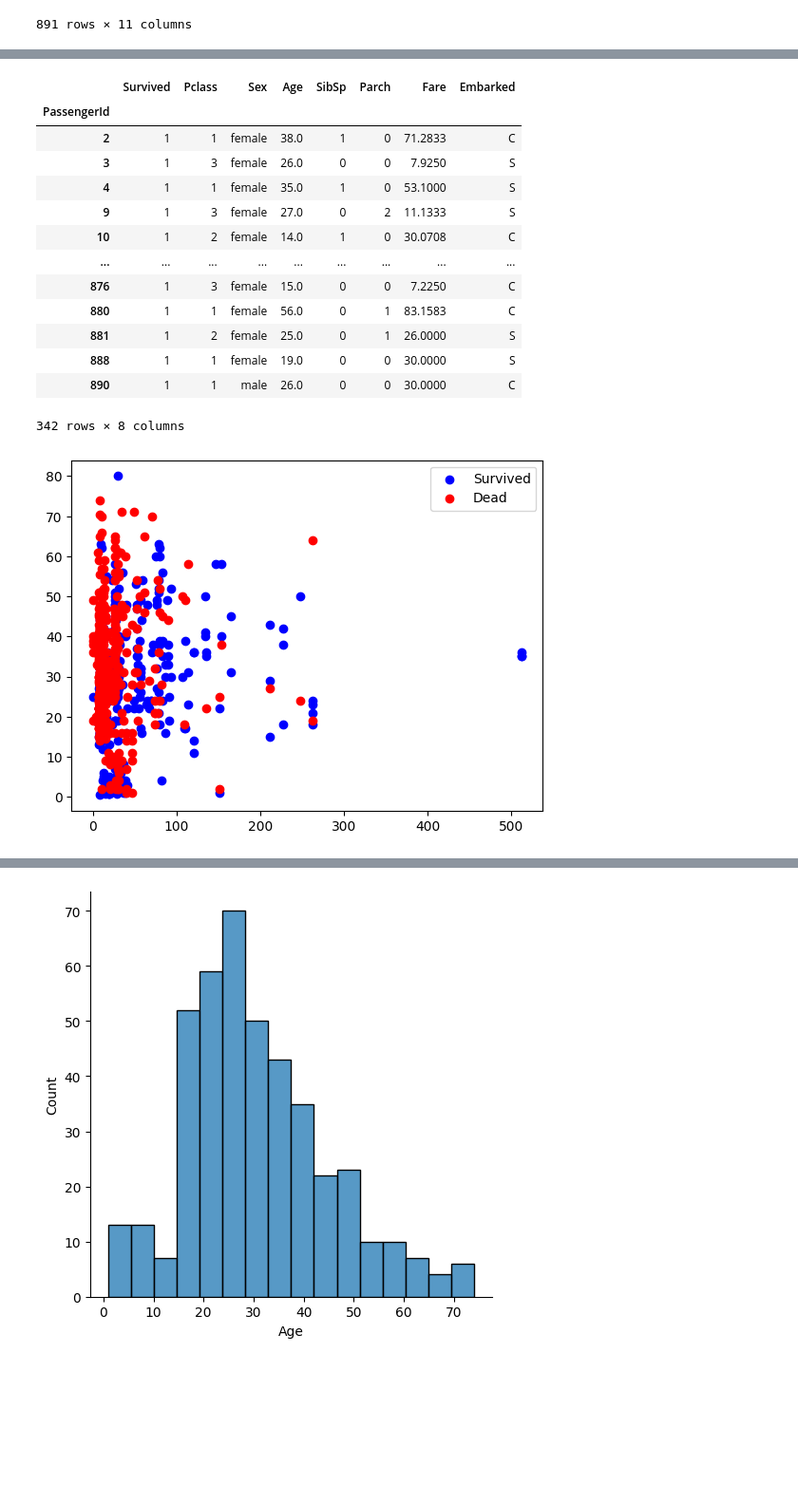
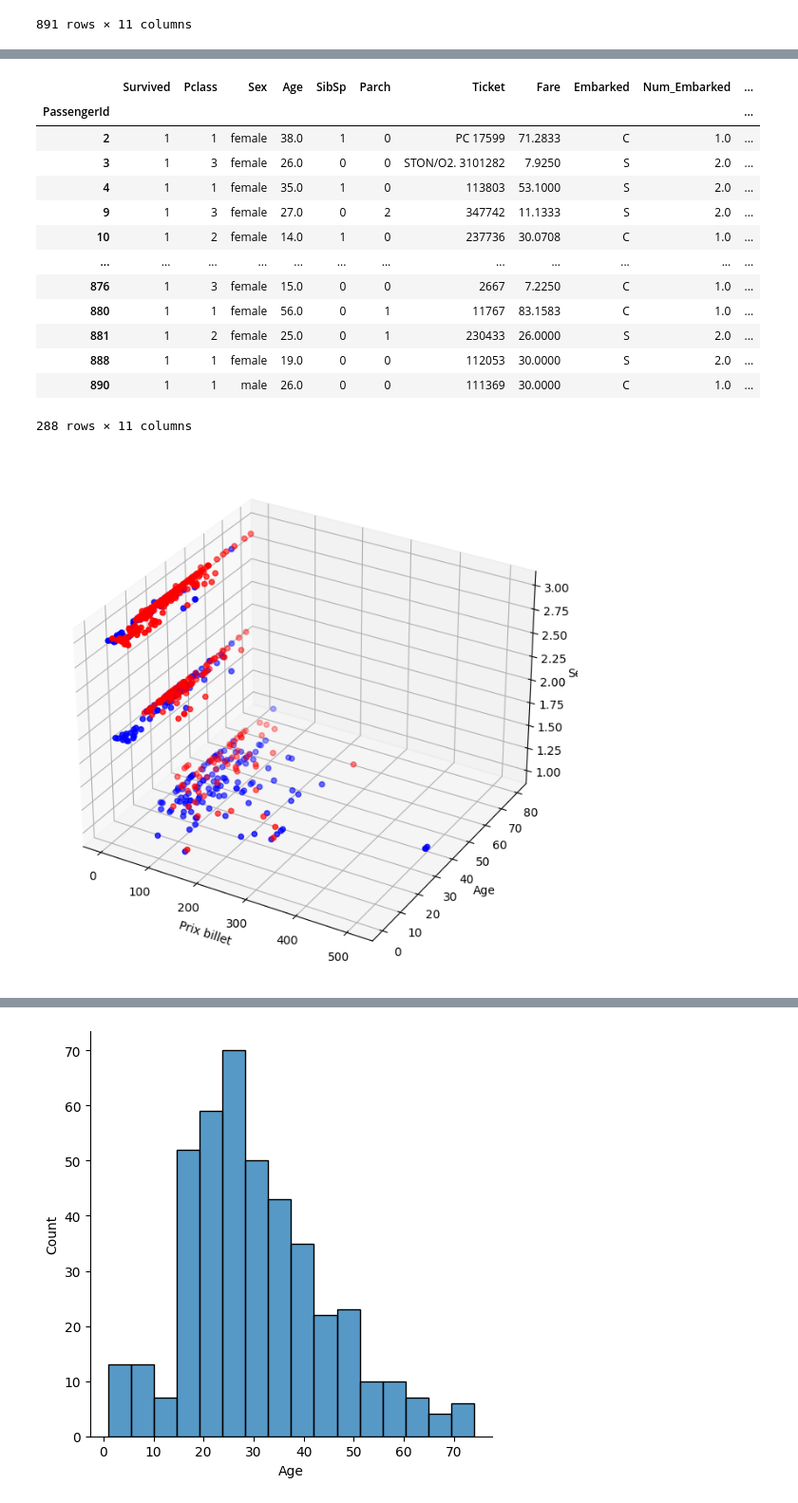
Before and after one commit to julienAboutard/Titanic-AI, a Jupyter notebook: Titanic.ipynb, the cells around one changed output, grey strips where cells are left out. Shown at 95% size. Saved outputs shown, nothing was run; the diff lists cells and outputs as text; code cells hidden in the pictures; blank space fills up the shorter version.

```diff
--- a/Titanic.ipynb
+++ b/Titanic.ipynb
@@ -52,9 +60,31 @@ titanic_df.isnull()
 | 890 | False | False | False | False | False | False | False | False | False | False | ... |
 | 891 | False | False | False | False | False | False | False | False | False | True | ... |
 891 rows × 11 columns
+# %%
+def embarked_transfo(ligne) :
+    if ligne['Embarked']=='C' :
+        return 1
+    elif ligne['Embarked']=='S' :
+        return 2
+    elif ligne['Embarked']=='Q' :
+        return 3
+    else :
+        return None
+
+def sex_transfo(ligne) :
+    if ligne['Sex']=='male' :
+        return 1
+    elif ligne['Sex']=='female' :
+        return 2
+    else :
+        return None
 # %%
 titanic_df_clean=titanic_df.drop(['Name'], axis='columns').copy()
-titanic_df_clean.drop(['Ticket', 'Cabin'], axis='columns', inplace=True)
-
-titanic_df_clean.shape
+titanic_df_clean.drop(['Cabin'], axis='columns', inplace=True)
+#titanic_df_clean.drop(['Ticket'], axis='columns', inplace=True)
+titanic_df_clean['Num_Embarked']=titanic_df_clean.apply(embarked_transfo, axis=1)
+titanic_df_clean['Num_sex']=titanic_df_clean.apply(sex_transfo, axis=1)
+titanic_df_clean.dropna(inplace=True)
+#titanic_df_clean['Ticket'].value_counts()
+titanic_df_clean
 # %% [output]
@@ -62,30 +105,34 @@ titanic_df_clean.shape
 # %%
-survived_df= titanic_df_clean[titanic_df_clean['Survived']==1]
-unsurvived_df = titanic_df_clean[titanic_df_clean['Survived']==0]
+survived_df= titanic_df_clean[titanic_df_clean['Survived']==1].copy()
+unsurvived_df = titanic_df_clean[titanic_df_clean['Survived']==0].copy()
 survived_df
 # %% [output]
-|  | Survived | Pclass | Sex | Age | SibSp | Parch | Fare | Embarked |
-| PassengerId |  |  |  |  |  |  |  |  |
-| 2 | 1 | 1 | female | 38.0 | 1 | 0 | 71.2833 | C |
-| 3 | 1 | 3 | female | 26.0 | 0 | 0 | 7.9250 | S |
-| 4 | 1 | 1 | female | 35.0 | 1 | 0 | 53.1000 | S |
-| 9 | 1 | 3 | female | 27.0 | 0 | 2 | 11.1333 | S |
-| 10 | 1 | 2 | female | 14.0 | 1 | 0 | 30.0708 | C |
-| ... | ... | ... | ... | ... | ... | ... | ... | ... |
-| 876 | 1 | 3 | female | 15.0 | 0 | 0 | 7.2250 | C |
-| 880 | 1 | 1 | female | 56.0 | 0 | 1 | 83.1583 | C |
-| 881 | 1 | 2 | female | 25.0 | 0 | 1 | 26.0000 | S |
-| 888 | 1 | 1 | female | 19.0 | 0 | 0 | 30.0000 | S |
-| 890 | 1 | 1 | male | 26.0 | 0 | 0 | 30.0000 | C |
+|  | Survived | Pclass | Sex | Age | SibSp | Parch | Ticket | Fare | Embarked | Num_Embarked | ... |
+| PassengerId |  |  |  |  |  |  |  |  |  |  | ... |
+| 2 | 1 | 1 | female | 38.0 | 1 | 0 | PC 17599 | 71.2833 | C | 1.0 | ... |
+| 3 | 1 | 3 | female | 26.0 | 0 | 0 | STON/O2. 3101282 | 7.9250 | S | 2.0 | ... |
+| 4 | 1 | 1 | female | 35.0 | 1 | 0 | 113803 | 53.1000 | S | 2.0 | ... |
+| 9 | 1 | 3 | female | 27.0 | 0 | 2 | 347742 | 11.1333 | S | 2.0 | ... |
+| 10 | 1 | 2 | female | 14.0 | 1 | 0 | 237736 | 30.0708 | C | 1.0 | ... |
+| ... | ... | ... | ... | ... | ... | ... | ... | ... | ... | ... | ... |
+| 876 | 1 | 3 | female | 15.0 | 0 | 0 | 2667 | 7.2250 | C | 1.0 | ... |
+| 880 | 1 | 1 | female | 56.0 | 0 | 1 | 11767 | 83.1583 | C | 1.0 | ... |
+| 881 | 1 | 2 | female | 25.0 | 0 | 1 | 230433 | 26.0000 | S | 2.0 | ... |
+| 888 | 1 | 1 | female | 19.0 | 0 | 0 | 112053 | 30.0000 | S | 2.0 | ... |
+| 890 | 1 | 1 | male | 26.0 | 0 | 0 | 111369 | 30.0000 | C | 1.0 | ... |
-342 rows × 8 columns
+288 rows × 11 columns
 # %%
-#plt.figure()
-plt.scatter(survived_df['Fare'], survived_df['Age'], color='blue', label='Survived')
-plt.scatter(unsurvived_df['Fare'], unsurvived_df['Age'], color='red', label='Dead')
-plt.legend()
+fig=plt.figure(figsize=(10,8))
+ax=fig.add_subplot(projection='3d')
+
+ax.scatter(survived_df['Fare'], survived_df['Age'], survived_df['Pclass'], color='blue', label='Survived')
+ax.scatter(unsurvived_df['Fare'], unsurvived_df['Age'], unsurvived_df['Pclass'], color='red', label='Dead')
+ax.set_xlabel('Prix billet')
+ax.set_ylabel('Age')
+ax.set_zlabel('Sex')
 plt.show()
 # %% [output]
-[figure, old version]
+[figure, new version]
 # %%
 vis1=sns.displot(survived_df['Age'])
 # %% [output]
```
Also changed, not shown: parts of 3 cells of this notebook.
